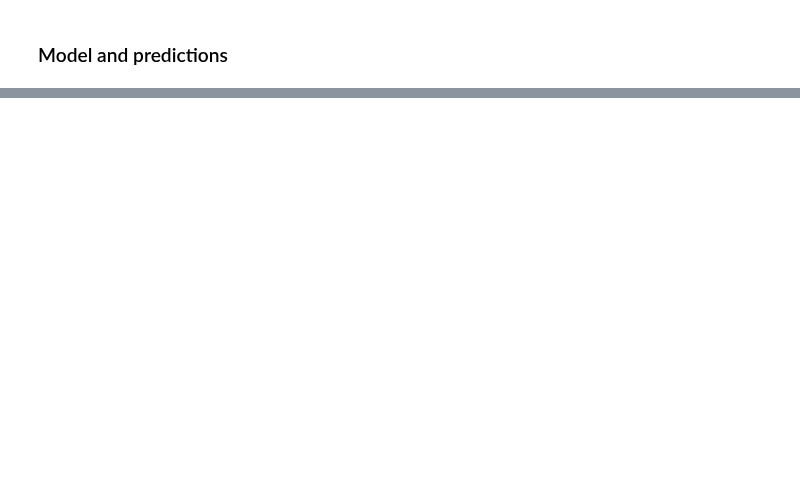
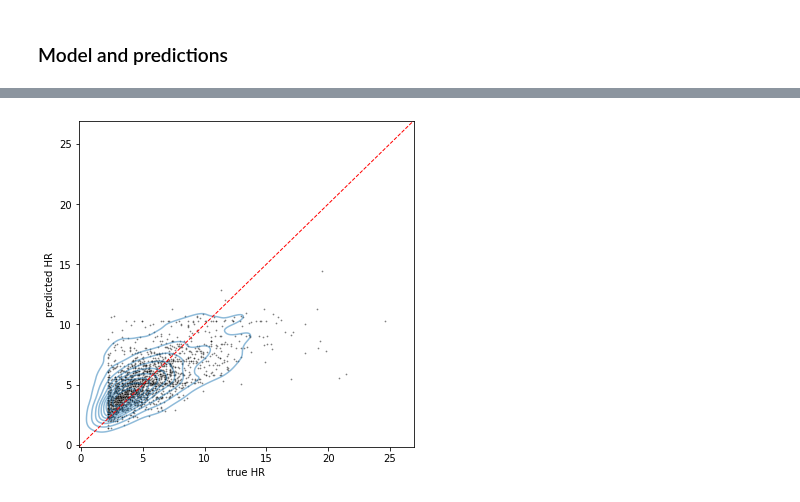
Before and after one commit to EdvinasStonevicius/LT-national-salary-analysis, a Jupyter notebook: python/03-Machine_learning_0_base.ipynb, the cells around one changed output, grey strips where cells are left out. Saved outputs shown, nothing was run; the diff lists cells and outputs as text; code cells hidden in the pictures; blank space fills up the shorter version.

```diff
--- a/python/03-Machine_learning_0_base.ipynb
+++ b/python/03-Machine_learning_0_base.ipynb
@@ -154,3 +123,14 @@ Test: RMSE= 2.03  R2= 0.4
+# %%
+plot_data=test.sample(frac=0.3)
+plt.figure(figsize = (6,6))
+sns.scatterplot(data=plot_data, x='hourly_rate', y='predicted',  s=3, color='black', alpha=0.5)
+sns.kdeplot(data=plot_data, x='hourly_rate', y='predicted', alpha=0.5 )
+plt.ylim(plt.xlim())
+plt.xlabel('true HR')
+plt.ylabel('predicted HR')
+plt.plot(plt.ylim(), plt.ylim(), linestyle='--', color='r', lw=1, scalex=False, scaley=False);
+# %% [output]
+[figure, added]
 # %%
 for feature in ['nace', 'lpk1',  'esize_class_nc', 'gen_F', 'age_class_nc', 'education_nc']:
     sns.scatterplot(data=test, x='hourly_rate', y='predicted', s=3, hue=feature, alpha=0.5, palette='Set1')
```
Also changed, not shown: parts of 14 cells of this notebook, 2 other files.
